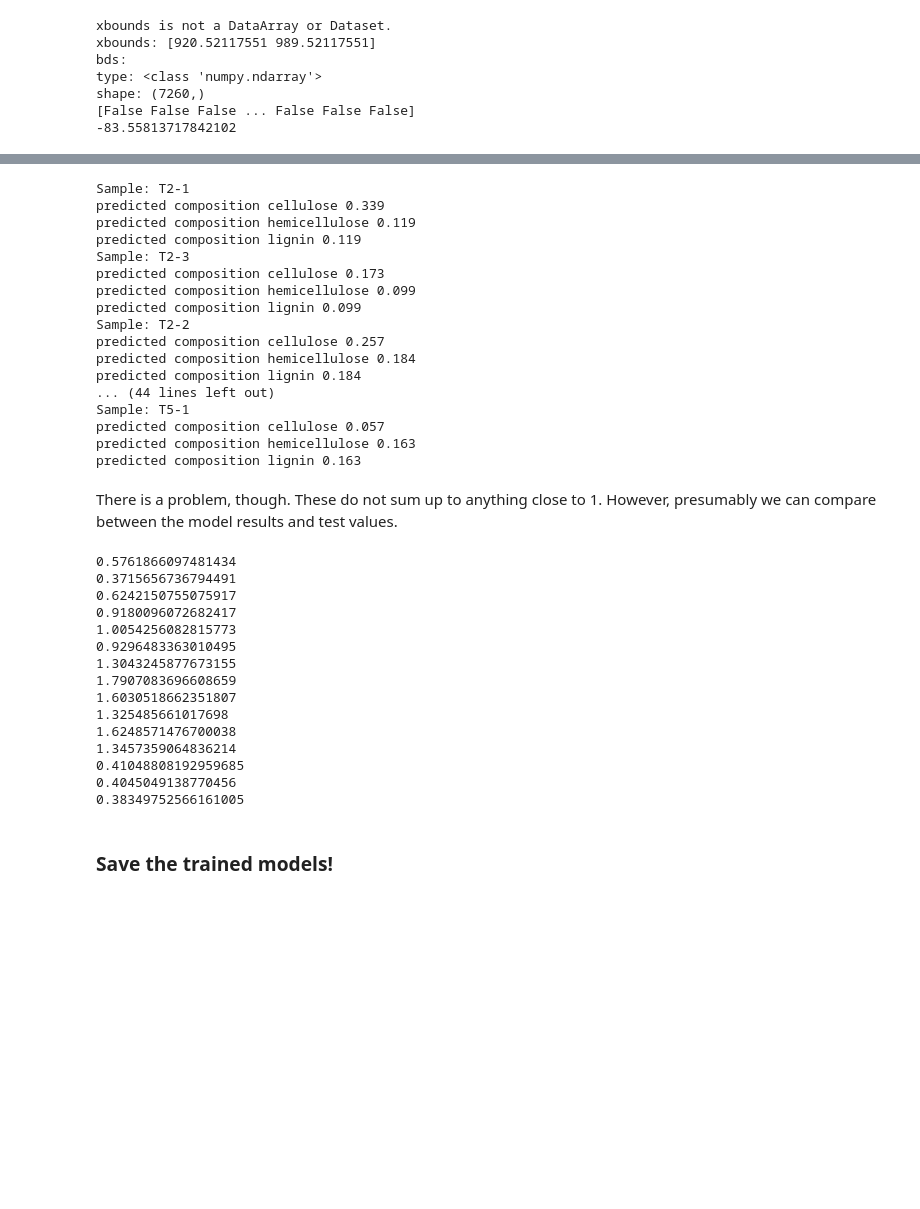
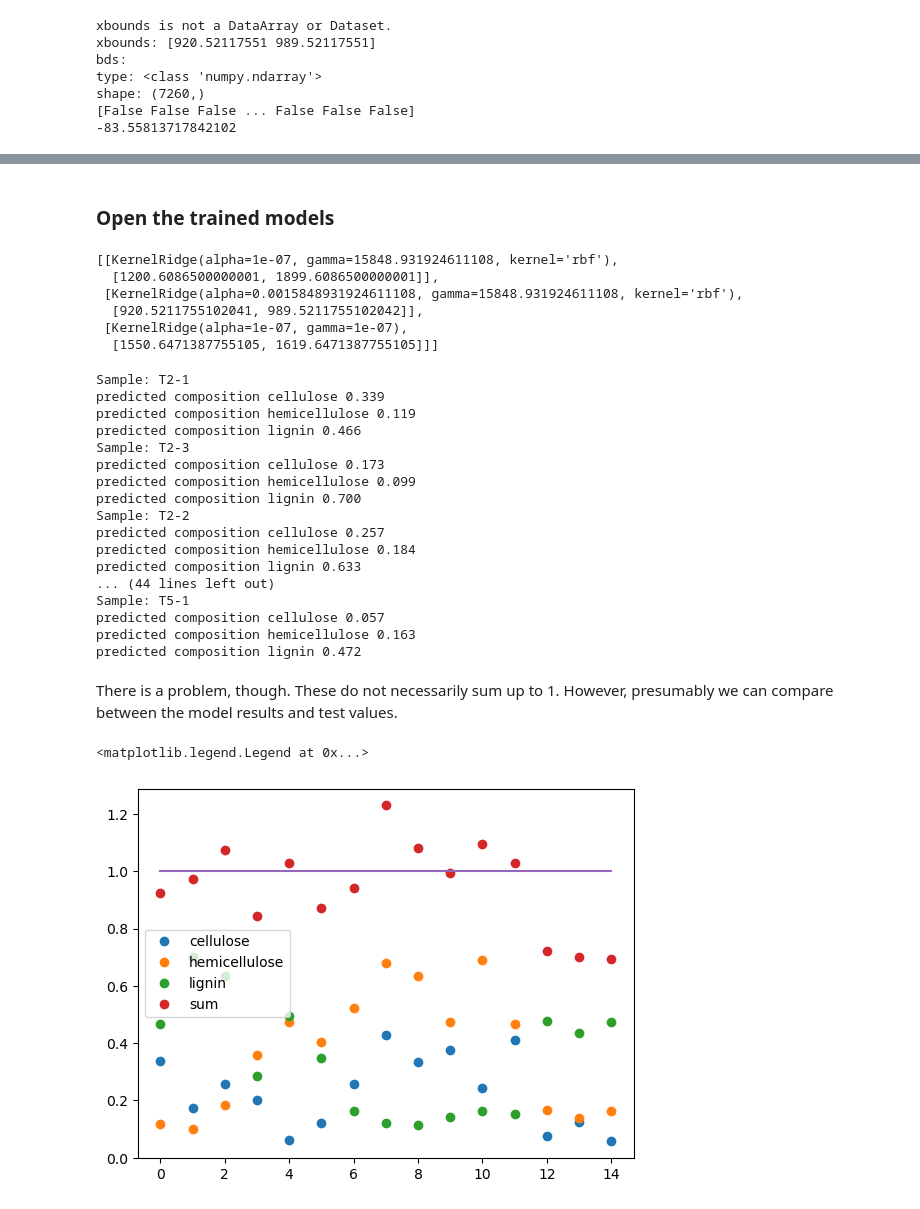
Before and after one commit to iblg/mixture_composition_regression, a Jupyter notebook: mixture_composition_regression/examples/cellulose_example/02_regression_second_try.ipynb, the cells around one changed output, grey strips where cells are left out. Cells and saved outputs as stored; diff of their text form; code cells hidden in the pictures; blank space fills up the shorter version.

```diff
--- a/mixture_composition_regression/examples/cellulose_example/02_regression_second_try.ipynb
+++ b/mixture_composition_regression/examples/cellulose_example/02_regression_second_try.ipynb
@@ -368,0 +405,2 @@ def predict_on_test_csvs(fpath, bestmodel_container, regressand, target, sample_
+# %% [markdown]
+### Open the trained models
@@ -369,49 +427,71 @@ def predict_on_test_csvs(fpath, bestmodel_container, regressand, target, sample_
+# %%
+
+ranges = read_range_files(predictor_metadata_files)
+predictors = read_predictor_files(predictor_files)
+containers = [[j,i] for i, j in zip(ranges, predictors)]
+c_container = containers[0]
+h_container = containers[1]
+l_container = containers[2]
+# %%
+containers
+# %% [output]
+[[KernelRidge(alpha=1e-07, gamma=15848.931924611108, kernel='rbf'),
+  [1200.6086500000001, 1899.6086500000001]],
+ [KernelRidge(alpha=0.0015848931924611108, gamma=15848.931924611108, kernel='rbf'),
+  [920.5211755102041, 989.5211755102042]],
+ [KernelRidge(alpha=1e-07, gamma=1e-07),
+  [1550.6471387755105, 1619.6471387755105]]]
 # %%
 fpaths = [i for i in os.listdir() if ('-' in i and ('.csv' in i or '.CSV' in i))]
 c_list, h_list, l_list = [], [], []
 sample_names = [i.split('.')[0] for i in fpaths]
 for f, n in zip(fpaths, sample_names):
-    c_list.append(predict_on_test_csvs(f, c_bestmodel_container, regressand, 'cellulose',sample_name=n, print_sample = True, printres=True))
-    h_list.append(predict_on_test_csvs(f, h_bestmodel_container, regressand, 'hemicellulose',sample_name=n, printres=True))
-    l_list.append(predict_on_test_csvs(f, l_bestmodel_container, regressand, 'lignin', sample_name=n, printres=True))
+    c_list.append(predict_on_test_csvs(f, c_container, regressand, 'cellulose',sample_name=n, print_sample = True, printres=True))
+    h_list.append(predict_on_test_csvs(f, h_container, regressand, 'hemicellulose',sample_name=n, printres=True))
+    l_list.append(predict_on_test_csvs(f, l_container, regressand, 'lignin', sample_name=n, printres=True))
 # %% [output]
 Sample: T2-1
 predicted composition cellulose 0.339
 predicted composition hemicellulose 0.119
-predicted composition lignin 0.119
+predicted composition lignin 0.466
 Sample: T2-3
 predicted composition cellulose 0.173
 predicted composition hemicellulose 0.099
-predicted composition lignin 0.099
+predicted composition lignin 0.700
 Sample: T2-2
 predicted composition cellulose 0.257
 predicted composition hemicellulose 0.184
-predicted composition lignin 0.184
+predicted composition lignin 0.633
 ... (44 lines left out)
 Sample: T5-1
 predicted composition cellulose 0.057
 predicted composition hemicellulose 0.163
-predicted composition lignin 0.163
+predicted composition lignin 0.472
 # %% [markdown]
-There is a problem, though. These do not sum up to anything close to 1. However, presumably we can compare between the model results and test values.
+There is a problem, though. These do not necessarily sum up to 1. However, presumably we can compare between the model results and test values.
 # %%
-for c, h, l in zip(c_list, h_list, l_list):
-    print(c + h + l)
+fig, ax = plt.subplots()
+xxx = np.arange(len(c_list))
+c_list = np.array(c_list)
+h_list = np.array(h_list)
+l_list = np.array(l_list)
+sum_list = c_list + h_list + l_list
+ax.plot(xxx, c_list, 'o', label='cellulose')
+ax.plot(xxx, h_list, 'o', label = 'hemicellulose')
+ax.plot(xxx, l_list, 'o', label = 'lignin')
+ax.plot(xxx, sum_list, 'o', label = 'sum')
+
+# for counter, (c, h, l, x) in enumerate(zip(c_list, h_list, l_list,xxx)):
+#     if counter == 0:
+#         ax.plot(x,c, 'o', color='black', label='cellulose')
+#         ax.plot(x, h, 'o', color = 'green', label = 'hemicellulose')
+#         ax.plot(x,l, 'o', color='red', label='lignin')
+#         ax.plot(x, l + c + h, color = 'orange', label ='sum')
+
+
+
+ax.plot(xxx, np.ones_like(xxx))
+ax.legend()
 # %% [output]
-0.5761866097481434
-0.3715656736794491
-0.6242150755075917
-0.9180096072682417
-1.0054256082815773
-0.9296483363010495
-1.3043245877673155
-1.7907083696608659
-1.6030518662351807
-1.325485661017698
-1.6248571476700038
-1.3457359064836214
-0.41048808192959685
-0.4045049138770456
-0.38349752566161005
+<matplotlib.legend.Legend at 0x...>
+[figure, added]
-# %% [markdown]
-### Save the trained models!
```
Also changed, not shown: parts of 8 cells of this notebook, 7 other files.
